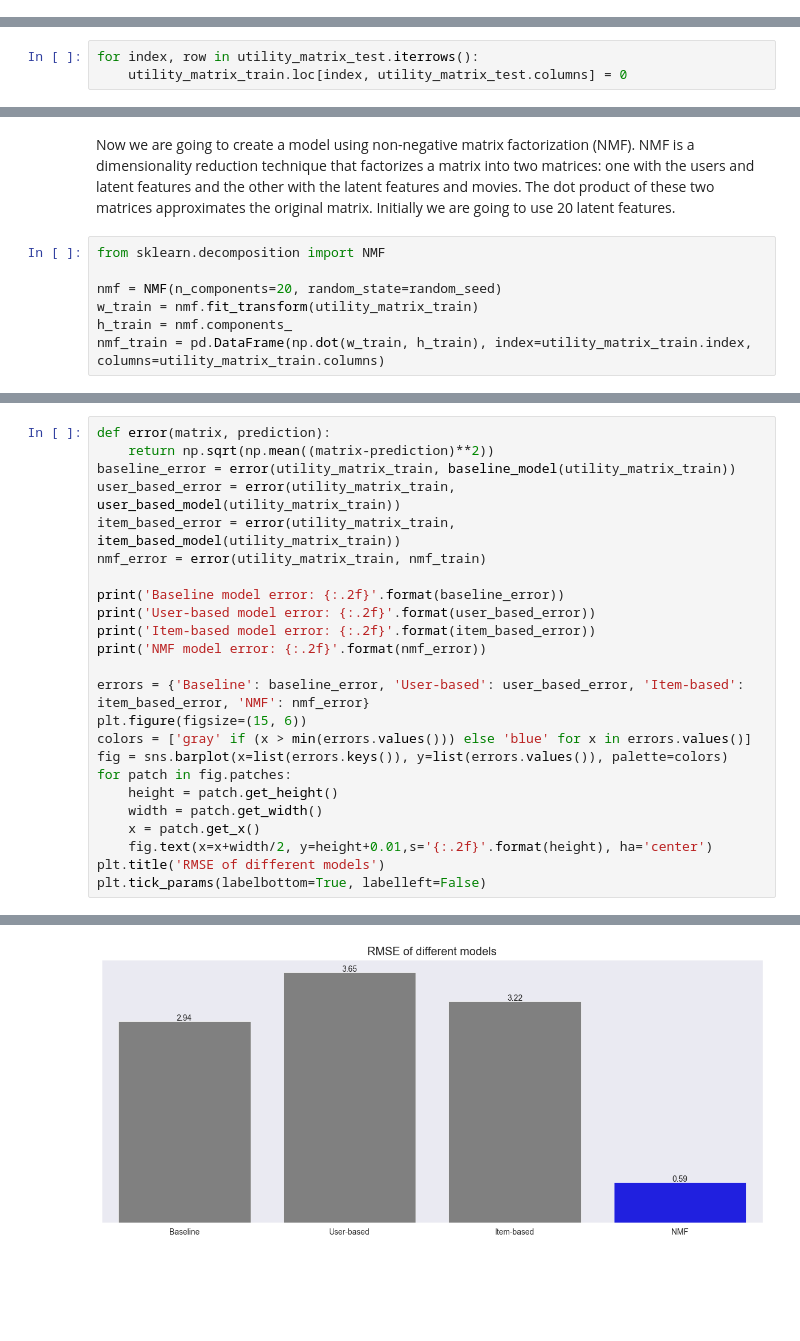
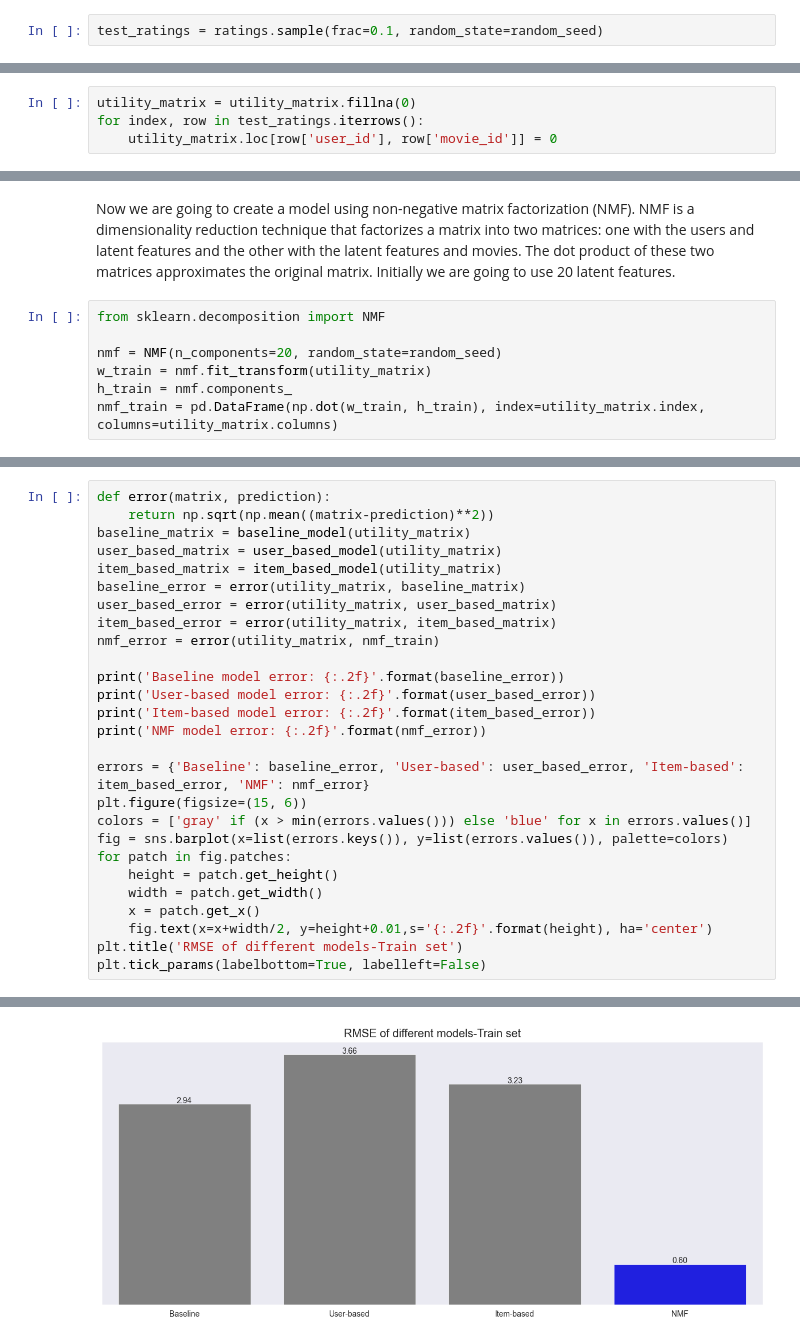
Before and after one commit to JuanDa14Sa/BBC-News-Classification, a Jupyter notebook: recommendation_system.ipynb, the cells around one changed output, grey strips where cells are left out. Drawn from its saved outputs; the diff is of its cells as text; blank space fills up the shorter version.

Commit message:
Train and test errors done

```diff
--- a/recommendation_system.ipynb
+++ b/recommendation_system.ipynb
@@ -263,3 +274,5 @@ The utility matrix is a matrix where each row represents a user and each column
+# %%
+test_ratings = ratings.sample(frac=0.1, random_state=random_seed)
 # %%
 utility_matrix = ratings.pivot(index='user_id', columns='movie_id', values='rating')
 print('Percentage of missing values: {:.2f}%'.format(utility_matrix.isnull().sum().sum() / (utility_matrix.shape[0] * utility_matrix.shape[1]) * 100))
@@ -298,6 +298,7 @@ Our train set contains 95% of the ratings and our test set contains the remainin
-# %%
-for index, row in utility_matrix_test.iterrows():
-    utility_matrix_train.loc[index, utility_matrix_test.columns] = 0
+# %%
+utility_matrix = utility_matrix.fillna(0)
+for index, row in test_ratings.iterrows():
+    utility_matrix.loc[row['user_id'], row['movie_id']] = 0
 # %% [markdown]
 ## Model
 # %% [markdown]
@@ -324,7 +325,7 @@ Initially we are going to use 20 latent features.
 from sklearn.decomposition import NMF
 
 nmf = NMF(n_components=20, random_state=random_seed)
-w_train = nmf.fit_transform(utility_matrix_train)
+w_train = nmf.fit_transform(utility_matrix)
 h_train = nmf.components_
-nmf_train = pd.DataFrame(np.dot(w_train, h_train), index=utility_matrix_train.index, columns=utility_matrix_train.columns)
+nmf_train = pd.DataFrame(np.dot(w_train, h_train), index=utility_matrix.index, columns=utility_matrix.columns)
 # %% [markdown]
@@ -332,10 +333,13 @@ Let's see how the model performed.
 # %%
 def error(matrix, prediction):
     return np.sqrt(np.mean((matrix-prediction)**2))
-baseline_error = error(utility_matrix_train, baseline_model(utility_matrix_train))
-user_based_error = error(utility_matrix_train, user_based_model(utility_matrix_train))
-item_based_error = error(utility_matrix_train, item_based_model(utility_matrix_train))
-nmf_error = error(utility_matrix_train, nmf_train)
+baseline_matrix = baseline_model(utility_matrix)
+user_based_matrix = user_based_model(utility_matrix)
+item_based_matrix = item_based_model(utility_matrix)
+baseline_error = error(utility_matrix, baseline_matrix)
+user_based_error = error(utility_matrix, user_based_matrix)
+item_based_error = error(utility_matrix, item_based_matrix)
+nmf_error = error(utility_matrix, nmf_train)
 
 print('Baseline model error: {:.2f}'.format(baseline_error))
 print('User-based model error: {:.2f}'.format(user_based_error))
@@ -351,7 +355,7 @@ for patch in fig.patches:
     width = patch.get_width()
     x = patch.get_x()
     fig.text(x=x+width/2, y=height+0.01,s='{:.2f}'.format(height), ha='center')
-plt.title('RMSE of different models')
+plt.title('RMSE of different models-Train set')
 plt.tick_params(labelbottom=True, labelleft=False)
 # %% [output]
 Baseline model error: 2.94
@@ -361 +365 @@ NMF model error: 0.59
-[figure, old version]
+[figure, new version]
```
Also changed, not shown: parts of 22 cells of this notebook.
